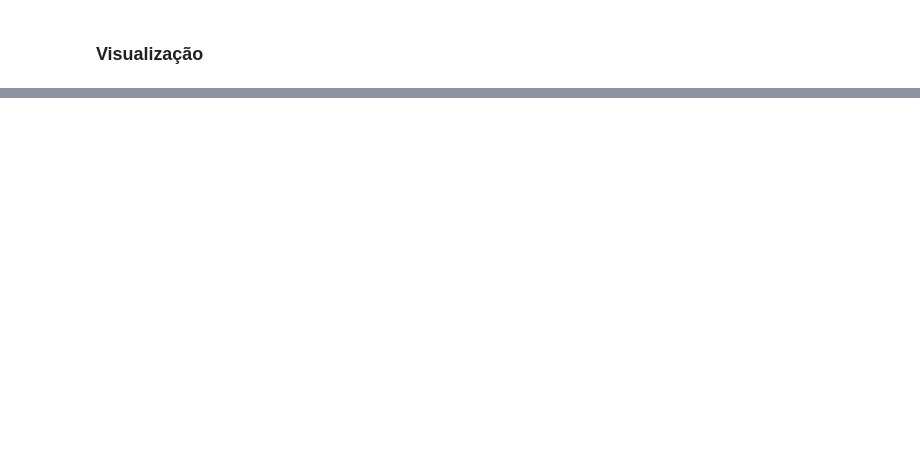
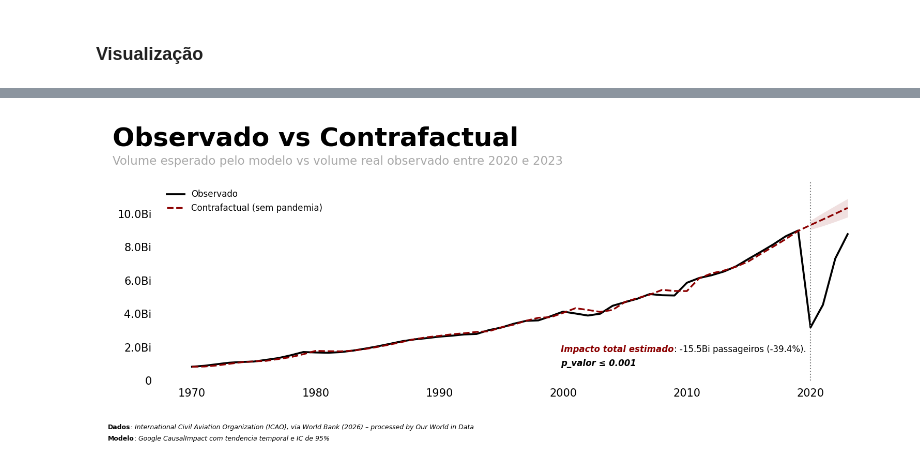
Before and after one commit to getrolucas/projects, a Jupyter notebook: nbs/data-viz-air-passengers.ipynb, the cells around one changed output, grey strips where cells are left out. Saved outputs shown, nothing was run; the diff lists cells and outputs as text; code cells hidden in the pictures; blank space fills up the shorter version.

```diff
--- a/nbs/data-viz-air-passengers.ipynb
+++ b/nbs/data-viz-air-passengers.ipynb
@@ -198,0 +306,73 @@ plt.show()
+# %%
+y_max = max(plot_df["is_air_psgr"].max(), plot_df["point_pred"].max())
+
+fig, ax = plt.subplots(figsize=(12, 4))
+fig.subplots_adjust(top=0.80, bottom=0.16)
+
+fig_text(
+    x=0.075,
+    y=0.98,
+    s="Observado vs Contrafactual\n<Volume esperado pelo modelo vs volume real observado entre 2020 e 2023>",
+    color="black",
+    fontweight="bold",
+    fontsize=24,
+    ha="left",
+    highlight_textprops=[{"fontsize": 11, "color": "darkgrey", "fontweight": "normal"}],
+)
+
+ax.plot(plot_df["year"], plot_df["is_air_psgr"], color="black", lw=1.8, label="Observado")
+ax.plot(
+    plot_df["year"],
+    plot_df["point_pred"],
+    color="darkred",
+    lw=1.6,
+    linestyle="--",
+    label="Contrafactual (sem pandemia)",
+)
+ax.fill_between(
+    post_plot["year"],
+    post_plot["point_pred_lower"].clip(0, y_max * 1.15),
+    post_plot["point_pred_upper"].clip(0, y_max * 1.15),
+    color="darkred",
+    alpha=0.12,
+    linewidth=0,
+)
+ax.axvline(post_period[0], color="grey", lw=1, linestyle=":")
+
+for spine in ax.spines.values():
+    spine.set_visible(False)
+ax.set_ylim(0, y_max * 1.15)
+ax.yaxis.set_major_formatter(FuncFormatter(y_ticks_formatter))
+ax.yaxis.set_major_locator(MaxNLocator(nbins=6))
+ax.tick_params(left=False, bottom=False)
+ax.legend(frameon=False, loc="upper left", fontsize=8)
+
+fig_text(
+    x=0.82,
+    y=0.275,
+    s=f"<Impacto total estimado>: {y_ticks_formatter(impacto_abs, None)} passageiros ({impacto_pct:.1f}%).\n<{p_val_str}>",
+    color="black",
+    ha="right",
+    fontsize=8,
+    highlight_textprops=[
+        {"fontstyle": "italic", "fontweight": "bold", "color": "darkred"},
+        {"fontstyle": "italic", "fontweight": "bold"},
+    ],
+)
+fig_text(
+    x=0.07,
+    y=0.02,
+    s=f"<Dados>: <{metadata['columns']['is_air_psgr']['citationShort']}>\n<Modelo>: <Google CausalImpact com tendencia temporal e IC de 95%>",
+    color="black",
+    ha="left",
+    fontsize=6,
+    highlight_textprops=[
+        {"fontweight": "bold"},
+        {"fontstyle": "italic"},
+        {"fontweight": "bold"},
+        {"fontstyle": "italic"},
+    ],
+)
+plt.show()
+# %% [output]
+[figure, added]
```
Also changed, not shown: parts of 19 cells of this notebook, 6 other files.
